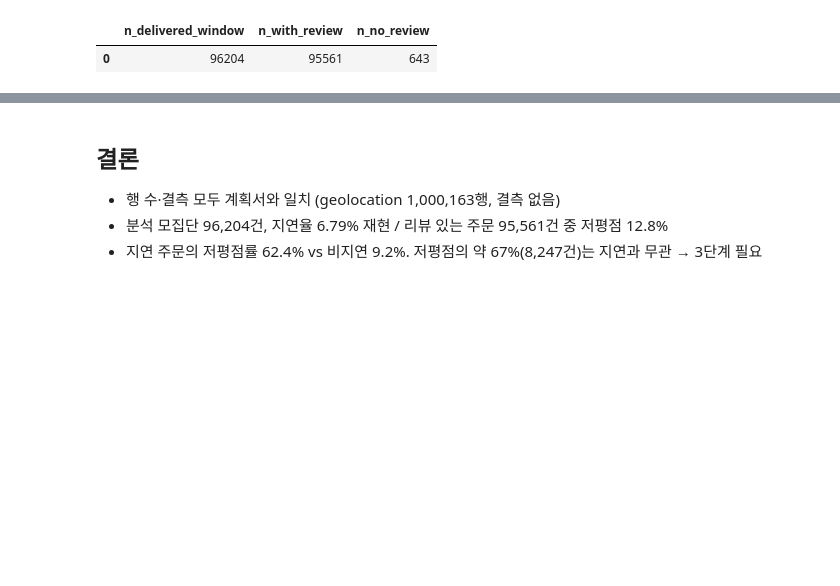
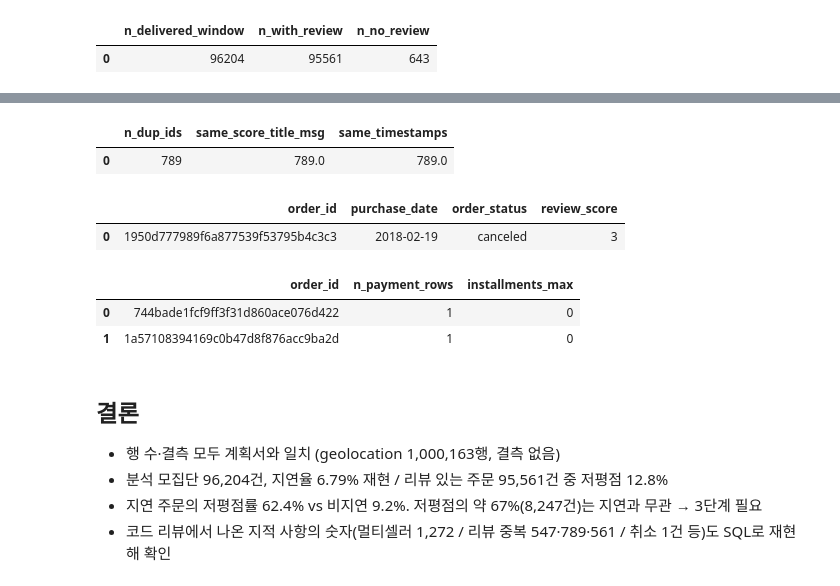
Before and after one commit to choi-yeonju/data-analysis-portfolio, a Jupyter notebook: olist/notebooks/01_load_check.ipynb, the cells around one changed output, grey strips where cells are left out. Cells and saved outputs as stored; diff of their text form; code cells hidden in the pictures; blank space fills up the shorter version.

```diff
--- a/olist/notebooks/01_load_check.ipynb
+++ b/olist/notebooks/01_load_check.ipynb
@@ -225,7 +331,48 @@ WHERE o.order_delivered_customer_date IS NOT NULL
+# %%
+# [검증 5] decisions.md에 적은 나머지 사실들
+# (a) 같은 review_id로 묶인 행들의 내용이 같은가 → 기대: 789 / 789 / 789 (전부 동일)
+display(con.execute("""
+SELECT COUNT(*) AS n_dup_ids,
+       SUM(CASE WHEN n_score = 1 AND n_title = 1 AND n_msg = 1 THEN 1 ELSE 0 END) AS same_score_title_msg,
+       SUM(CASE WHEN n_created = 1 AND n_answer = 1 THEN 1 ELSE 0 END) AS same_timestamps
+FROM (SELECT review_id,
+             COUNT(DISTINCT review_score) AS n_score,
+             COUNT(DISTINCT COALESCE(review_comment_title, '<NULL>')) AS n_title,
+             COUNT(DISTINCT COALESCE(review_comment_message, '<NULL>')) AS n_msg,
+             COUNT(DISTINCT review_creation_date) AS n_created,
+             COUNT(DISTINCT review_answer_timestamp) AS n_answer
+      FROM order_reviews GROUP BY review_id HAVING COUNT(*) > 1)
+""").df())
+
+# (b) 분석기간 내 canceled + 도착일 있는 주문 → 기대: 1950d777... / 2018-02-19 / canceled / 3
+display(con.execute("""
+SELECT o.order_id, CAST(o.order_purchase_timestamp AS DATE) AS purchase_date,
+       o.order_status, r.review_score
+FROM orders o LEFT JOIN order_reviews r USING (order_id)
+WHERE o.order_status = 'canceled' AND o.order_delivered_customer_date IS NOT NULL
+  AND o.order_purchase_timestamp >= '2017-01-01' AND o.order_purchase_timestamp < '2018-09-01'
+""").df())
+
+# (c) installments 0 주문의 결제 행 수 → 기대: 주문 2개, 각각 1행, installments_max 0
+display(con.execute("""
+SELECT order_id, COUNT(*) AS n_payment_rows, MAX(payment_installments) AS installments_max
+FROM order_payments
+WHERE order_id IN (SELECT order_id FROM order_payments WHERE payment_installments = 0)
+GROUP BY order_id
+""").df())
+# %% [output]
+|  | n_dup_ids | same_score_title_msg | same_timestamps |
+| 0 | 789 | 789.0 | 789.0 |
+|  | order_id | purchase_date | order_status | review_score |
+| 0 | 1950d777989f6a877539f53795b4c3c3 | 2018-02-19 | canceled | 3 |
+|  | order_id | n_payment_rows | installments_max |
+| 0 | 744bade1fcf9ff3f31d860ace076d422 | 1 | 0 |
+| 1 | 1a57108394169c0b47d8f876acc9ba2d | 1 | 0 |
 # %% [markdown]
 ## 결론
 - 행 수·결측 모두 계획서와 일치 (geolocation 1,000,163행, 결측 없음)
 - 분석 모집단 96,204건, 지연율 6.79% 재현 / 리뷰 있는 주문 95,561건 중 저평점 12.8%
 - 지연 주문의 저평점률 62.4% vs 비지연 9.2%. 저평점의 약 67%(8,247건)는 지연과 무관 → 3단계 필요
+- 코드 리뷰에서 나온 지적 사항의 숫자(멀티셀러 1,272 / 리뷰 중복 547·789·561 / 취소 1건 등)도 SQL로 재현해 확인
 # %%
 con.close()
```
Also changed, not shown: parts of 7 cells of this notebook, 2 other files.
